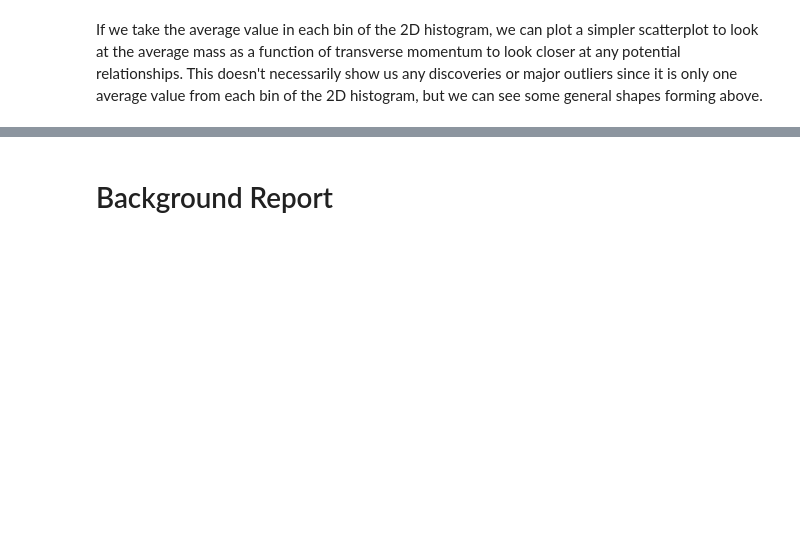
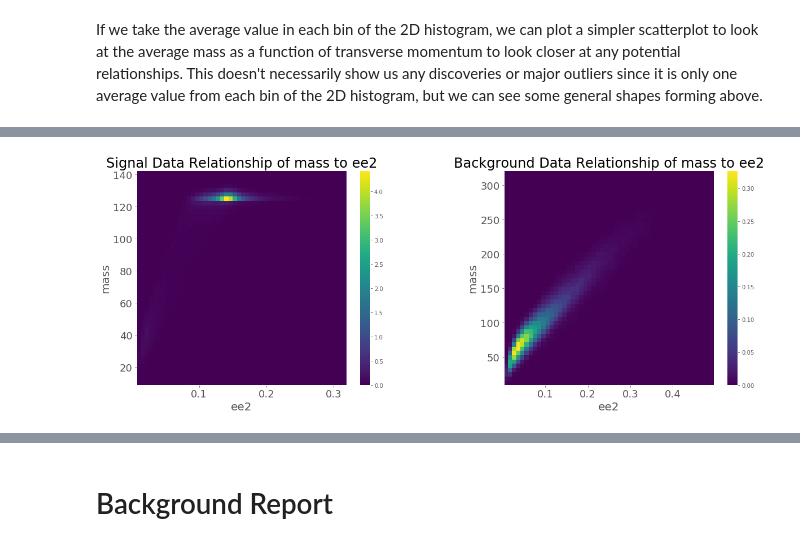
Before and after one commit to darrenhunt2/Phys-434, a Jupyter notebook: Lab-5-Higgs.ipynb, the cells around one changed output, grey strips where cells are left out. Saved outputs shown, nothing was run; the diff lists cells and outputs as text; code cells hidden in the pictures; blank space fills up the shorter version.

```diff
--- a/Lab-5-Higgs.ipynb
+++ b/Lab-5-Higgs.ipynb
@@ -205,0 +229,4 @@ If we take the average value in each bin of the 2D histogram, we can plot a simp
+# %%
+hist_2d('ee2','mass',50)
+# %% [output]
+[figure, added]
```
Also changed, not shown: parts of 10 cells of this notebook, 1 other file.
